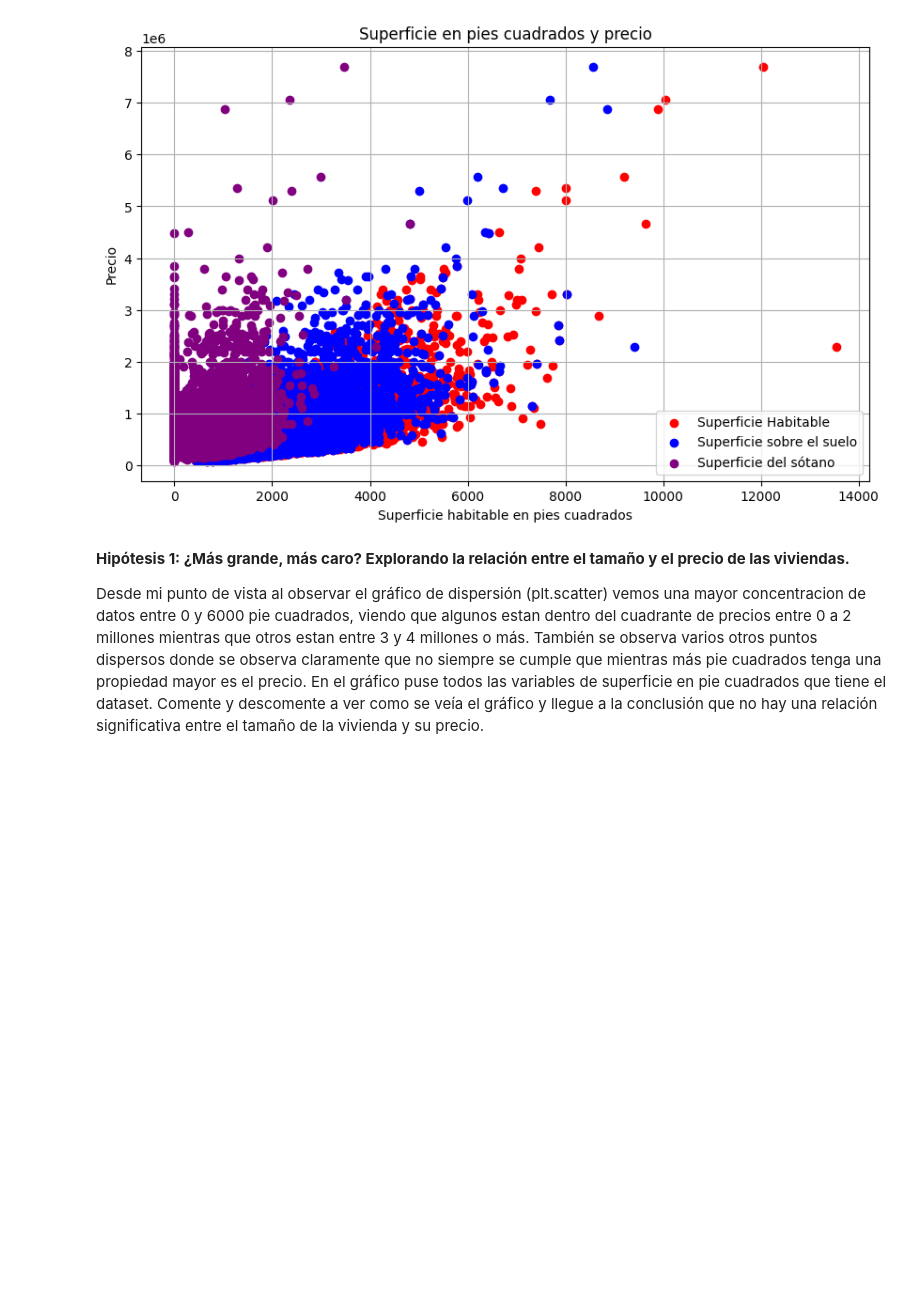
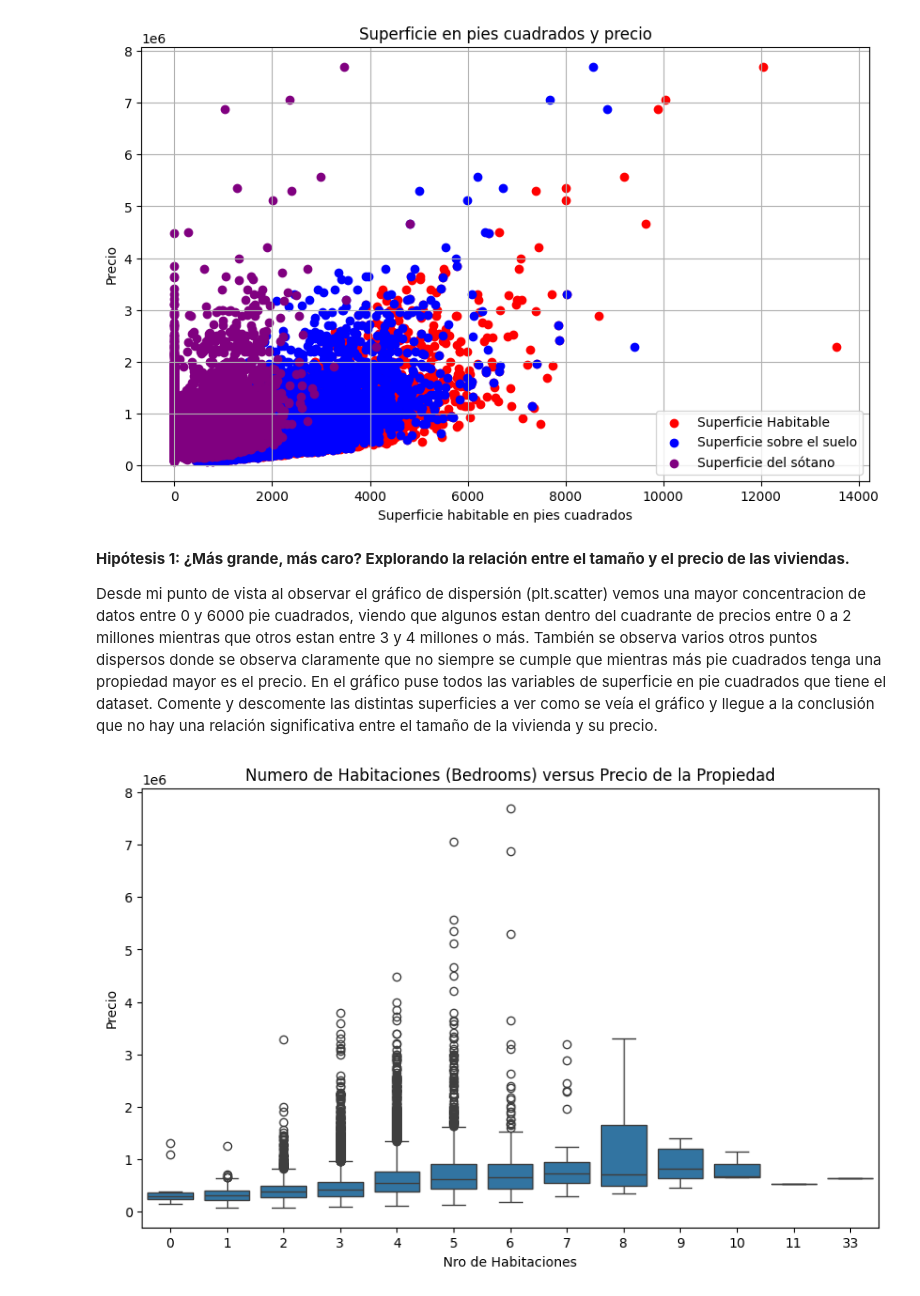
Before and after one commit to ndeleonardis/DataSetNoeliaDeLeonardis, a Jupyter notebook: Entregable_dataset_noelia_de_leonardis.ipynb, the cells around one changed output. Saved outputs shown, nothing was run; the diff lists cells and outputs as text; code cells hidden in the pictures; blank space fills up the shorter version.

```diff
--- a/Entregable_dataset_noelia_de_leonardis.ipynb
+++ b/Entregable_dataset_noelia_de_leonardis.ipynb
@@ -130,4 +130,14 @@ plt.show()
 **Hipótesis 1: ¿Más grande, más caro? Explorando la relación entre el tamaño y el precio de las viviendas.**
 
 Desde mi punto de vista al observar el gráfico de dispersión (plt.scatter) vemos una mayor concentracion de datos entre 0 y 6000 pie cuadrados, viendo que algunos estan dentro del cuadrante de precios entre 0 a 2 millones mientras que otros estan entre 3 y 4 millones o más. También se observa varios otros puntos dispersos donde se observa claramente que no siempre se cumple que mientras más pie cuadrados tenga una propiedad mayor es el precio.
-En el gráfico puse todos las variables de superficie en pie cuadrados que tiene el dataset. Comente y descomente a ver como se veía el gráfico y llegue a la conclusión que no hay una relación significativa entre el tamaño de la vivienda y su precio.
+En el gráfico puse todos las variables de superficie en pie cuadrados que tiene el dataset. Comente y descomente las distintas superficies a ver como se veía el gráfico y llegue a la conclusión que no hay una relación significativa entre el tamaño de la vivienda y su precio.
+# %%
+# Numero de Habitaciones (Bedrooms) versus Precio de la Propiedad
+plt.figure(figsize=(10, 6))
+sns.boxplot(x='bedrooms', y='price', data=df)
+plt.title('Numero de Habitaciones (Bedrooms) versus Precio de la Propiedad')
+plt.xlabel('Nro de Habitaciones')
+plt.ylabel('Precio')
+plt.show()
+# %% [output]
+[figure, added]
```
Also changed, not shown: parts of 1 cell of this notebook.
